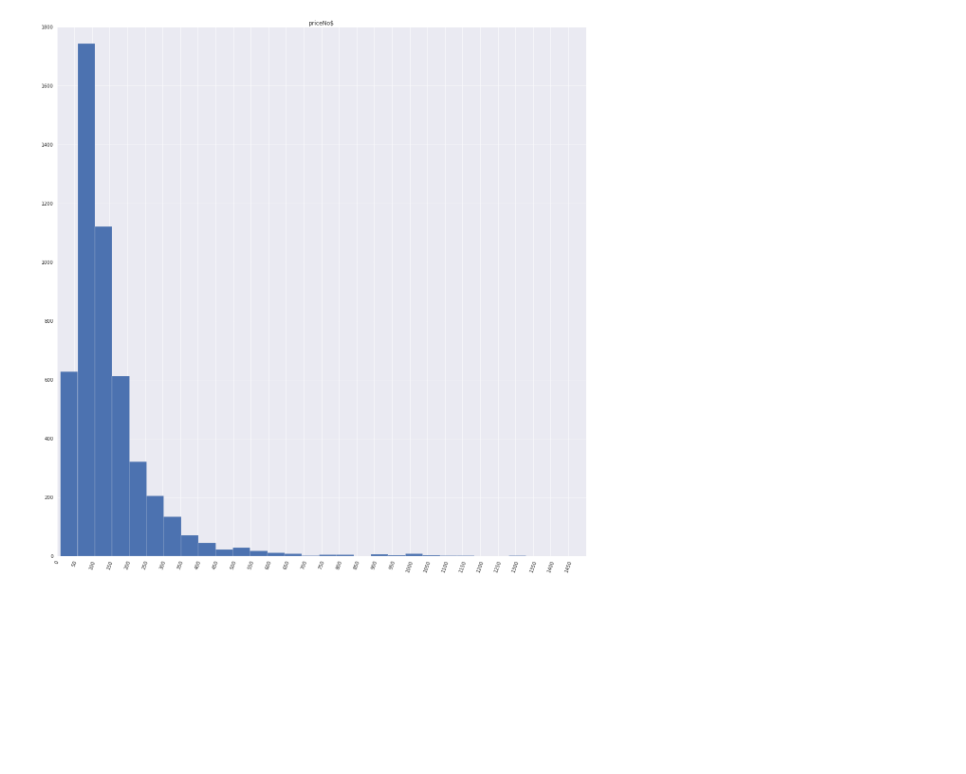
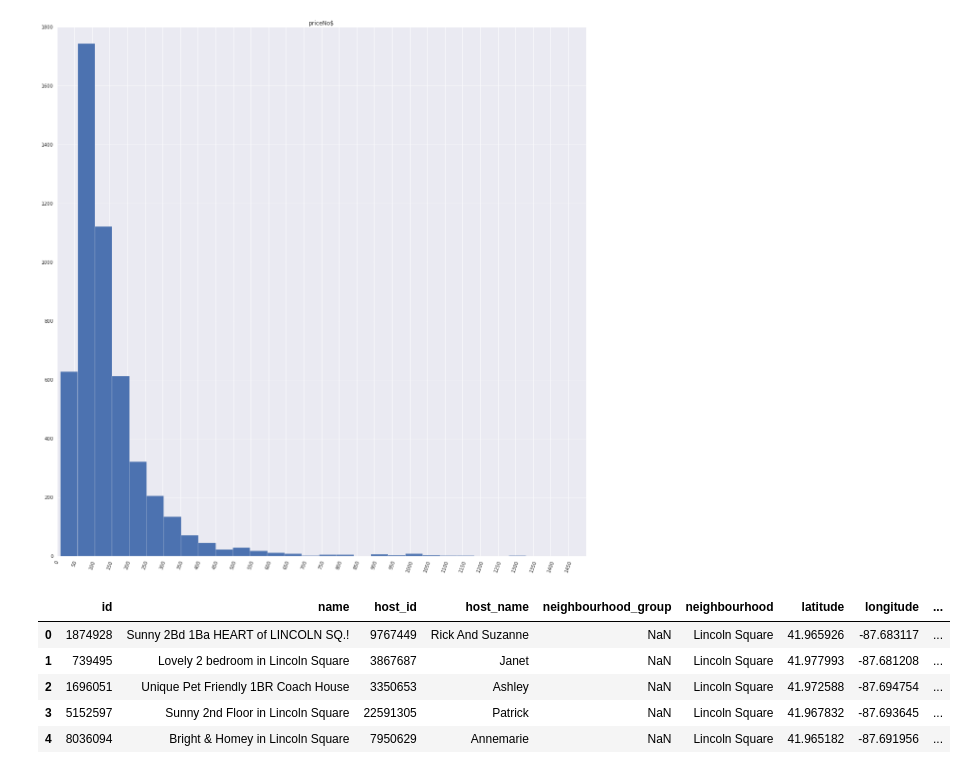
Before and after one commit to Aycrazy/ML_Project, a Jupyter notebook: cal_explore.ipynb, the cells around one changed output. Drawn from its saved outputs; the diff is of its cells as text; code cells hidden in the pictures; blank space fills up the shorter version.

```diff
--- a/cal_explore.ipynb
+++ b/cal_explore.ipynb
@@ -191,3 +168,14 @@ plt.xlim(0,1500,25)
 # %% [output]
 (0, 1500)
 [figure]
+# %%
+chicago_listing = read_file('chicago_listings.csv')
+# %%
+chicago_listing.head()
+# %% [output]
+|  | id | name | host_id | host_name | neighbourhood_group | neighbourhood | latitude | longitude | ... |
+| 0 | 1874928 | Sunny 2Bd 1Ba HEART of LINCOLN SQ.! | 9767449 | Rick And Suzanne | NaN | Lincoln Square | 41.965926 | -87.683117 | ... |
+| 1 | 739495 | Lovely 2 bedroom in Lincoln Square | 3867687 | Janet | NaN | Lincoln Square | 41.977993 | -87.681208 | ... |
+| 2 | 1696051 | Unique Pet Friendly 1BR Coach House | 3350653 | Ashley | NaN | Lincoln Square | 41.972588 | -87.694754 | ... |
+| 3 | 5152597 | Sunny 2nd Floor in Lincoln Square | 22591305 | Patrick | NaN | Lincoln Square | 41.967832 | -87.693645 | ... |
+| 4 | 8036094 | Bright & Homey in Lincoln Square | 7950629 | Annemarie | NaN | Lincoln Square | 41.965182 | -87.691956 | ... |
```
Also changed, not shown: parts of 4 cells of this notebook, 6 other files.
